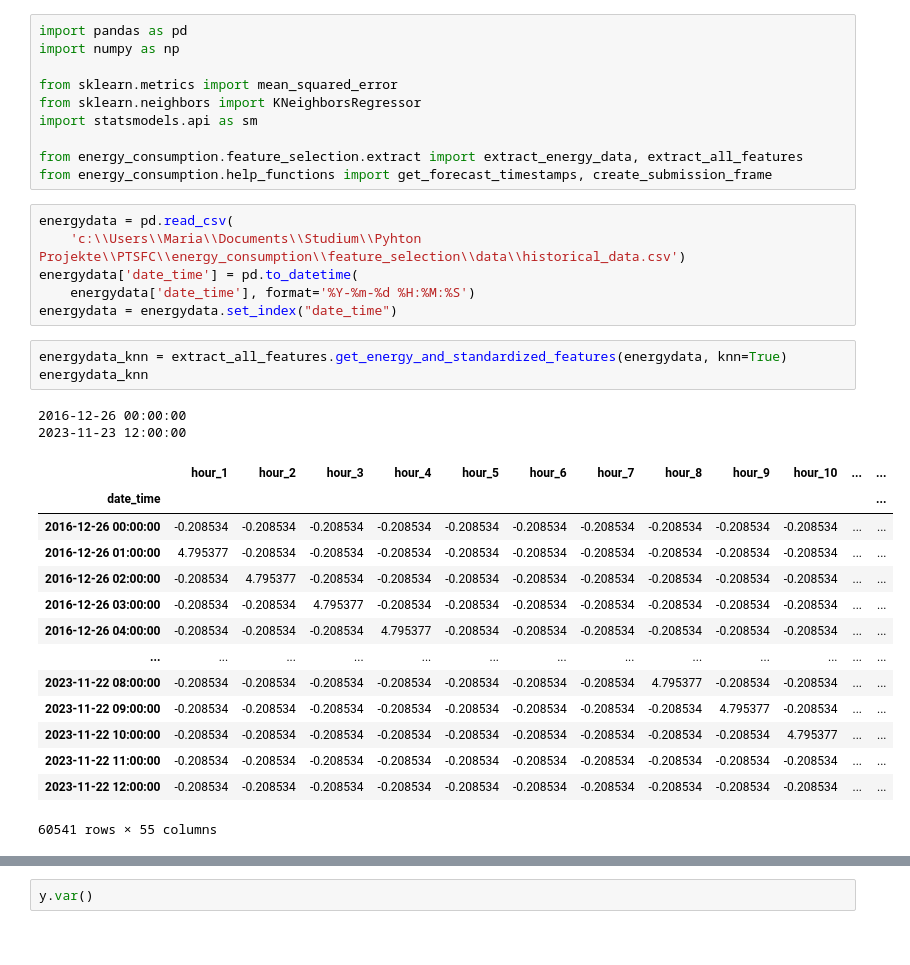
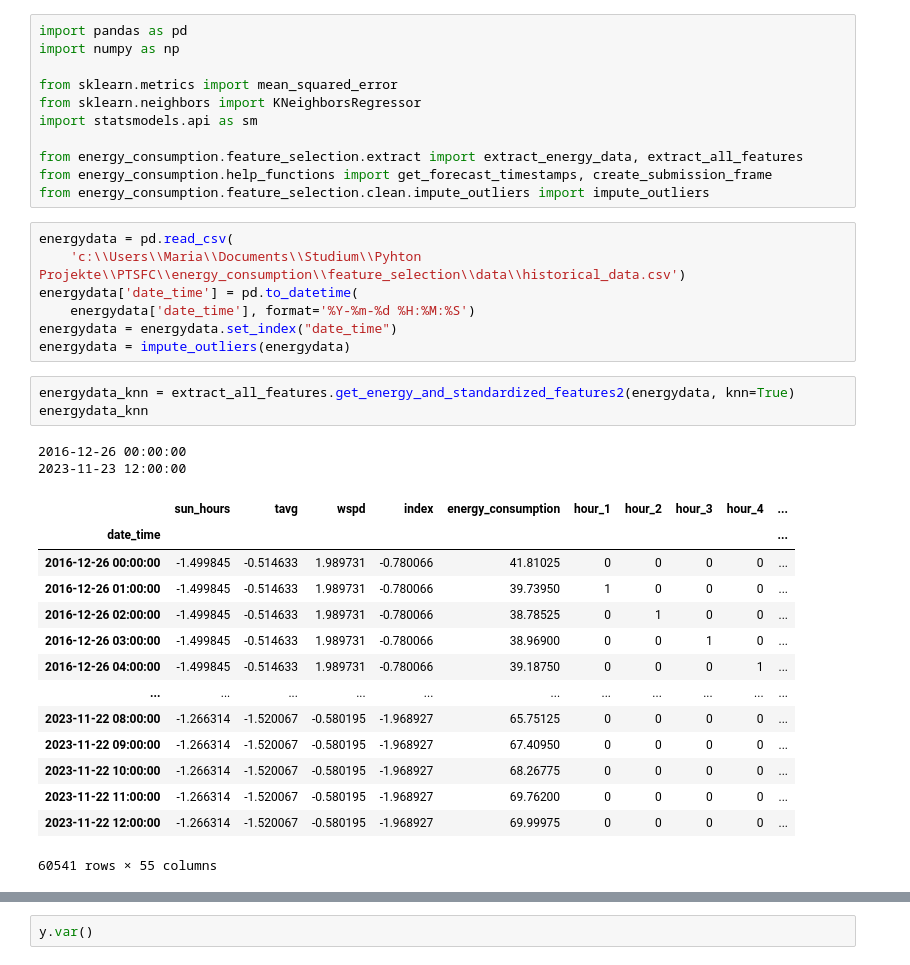
Before and after one commit to mweinreuter/PTSFC, a Jupyter notebook: energy_consumption/models/knn/knn.ipynb, the cells around one changed output, grey strips where cells are left out. Cells and saved outputs as stored; diff of their text form.

```diff
--- a/energy_consumption/models/knn/knn.ipynb
+++ b/energy_consumption/models/knn/knn.ipynb
@@ -8,31 +8,33 @@ import statsmodels.api as sm
 
 from energy_consumption.feature_selection.extract import extract_energy_data, extract_all_features
 from energy_consumption.help_functions import get_forecast_timestamps, create_submission_frame
+from energy_consumption.feature_selection.clean.impute_outliers import impute_outliers
 # %%
 energydata = pd.read_csv(
     'c:\\Users\\Maria\\Documents\\Studium\\Pyhton Projekte\\PTSFC\\energy_consumption\\feature_selection\\data\\historical_data.csv')
 energydata['date_time'] = pd.to_datetime(
     energydata['date_time'], format='%Y-%m-%d %H:%M:%S')
 energydata = energydata.set_index("date_time")
+energydata = impute_outliers(energydata)
 # %%
-energydata_knn = extract_all_features.get_energy_and_standardized_features(energydata, knn=True)
+energydata_knn = extract_all_features.get_energy_and_standardized_features2(energydata, knn=True)
 energydata_knn
 # %% [output]
 2016-12-26 00:00:00
 2023-11-23 12:00:00
-|  | hour_1 | hour_2 | hour_3 | hour_4 | hour_5 | hour_6 | hour_7 | hour_8 | hour_9 | hour_10 | ... | ... |
-| date_time |  |  |  |  |  |  |  |  |  |  |  | ... |
-| 2016-12-26 00:00:00 | -0.208534 | -0.208534 | -0.208534 | -0.208534 | -0.208534 | -0.208534 | -0.208534 | -0.208534 | -0.208534 | -0.208534 | ... | ... |
-| 2016-12-26 01:00:00 | 4.795377 | -0.208534 | -0.208534 | -0.208534 | -0.208534 | -0.208534 | -0.208534 | -0.208534 | -0.208534 | -0.208534 | ... | ... |
-| 2016-12-26 02:00:00 | -0.208534 | 4.795377 | -0.208534 | -0.208534 | -0.208534 | -0.208534 | -0.208534 | -0.208534 | -0.208534 | -0.208534 | ... | ... |
-| 2016-12-26 03:00:00 | -0.208534 | -0.208534 | 4.795377 | -0.208534 | -0.208534 | -0.208534 | -0.208534 | -0.208534 | -0.208534 | -0.208534 | ... | ... |
-| 2016-12-26 04:00:00 | -0.208534 | -0.208534 | -0.208534 | 4.795377 | -0.208534 | -0.208534 | -0.208534 | -0.208534 | -0.208534 | -0.208534 | ... | ... |
-| ... | ... | ... | ... | ... | ... | ... | ... | ... | ... | ... | ... | ... |
-| 2023-11-22 08:00:00 | -0.208534 | -0.208534 | -0.208534 | -0.208534 | -0.208534 | -0.208534 | -0.208534 | 4.795377 | -0.208534 | -0.208534 | ... | ... |
-| 2023-11-22 09:00:00 | -0.208534 | -0.208534 | -0.208534 | -0.208534 | -0.208534 | -0.208534 | -0.208534 | -0.208534 | 4.795377 | -0.208534 | ... | ... |
-| 2023-11-22 10:00:00 | -0.208534 | -0.208534 | -0.208534 | -0.208534 | -0.208534 | -0.208534 | -0.208534 | -0.208534 | -0.208534 | 4.795377 | ... | ... |
-| 2023-11-22 11:00:00 | -0.208534 | -0.208534 | -0.208534 | -0.208534 | -0.208534 | -0.208534 | -0.208534 | -0.208534 | -0.208534 | -0.208534 | ... | ... |
-| 2023-11-22 12:00:00 | -0.208534 | -0.208534 | -0.208534 | -0.208534 | -0.208534 | -0.208534 | -0.208534 | -0.208534 | -0.208534 | -0.208534 | ... | ... |
+|  | sun_hours | tavg | wspd | index | energy_consumption | hour_1 | hour_2 | hour_3 | hour_4 | ... |
+| date_time |  |  |  |  |  |  |  |  |  | ... |
+| 2016-12-26 00:00:00 | -1.499845 | -0.514633 | 1.989731 | -0.780066 | 41.81025 | 0 | 0 | 0 | 0 | ... |
+| 2016-12-26 01:00:00 | -1.499845 | -0.514633 | 1.989731 | -0.780066 | 39.73950 | 1 | 0 | 0 | 0 | ... |
+| 2016-12-26 02:00:00 | -1.499845 | -0.514633 | 1.989731 | -0.780066 | 38.78525 | 0 | 1 | 0 | 0 | ... |
+| 2016-12-26 03:00:00 | -1.499845 | -0.514633 | 1.989731 | -0.780066 | 38.96900 | 0 | 0 | 1 | 0 | ... |
+| 2016-12-26 04:00:00 | -1.499845 | -0.514633 | 1.989731 | -0.780066 | 39.18750 | 0 | 0 | 0 | 1 | ... |
+| ... | ... | ... | ... | ... | ... | ... | ... | ... | ... | ... |
+| 2023-11-22 08:00:00 | -1.266314 | -1.520067 | -0.580195 | -1.968927 | 65.75125 | 0 | 0 | 0 | 0 | ... |
+| 2023-11-22 09:00:00 | -1.266314 | -1.520067 | -0.580195 | -1.968927 | 67.40950 | 0 | 0 | 0 | 0 | ... |
+| 2023-11-22 10:00:00 | -1.266314 | -1.520067 | -0.580195 | -1.968927 | 68.26775 | 0 | 0 | 0 | 0 | ... |
+| 2023-11-22 11:00:00 | -1.266314 | -1.520067 | -0.580195 | -1.968927 | 69.76200 | 0 | 0 | 0 | 0 | ... |
+| 2023-11-22 12:00:00 | -1.266314 | -1.520067 | -0.580195 | -1.968927 | 69.99975 | 0 | 0 | 0 | 0 | ... |
 60541 rows × 55 columns
 # %%
 y = energydata_knn[['energy_consumption']]
```
Also changed, not shown: parts of 36 cells of this notebook, 6 other files.
